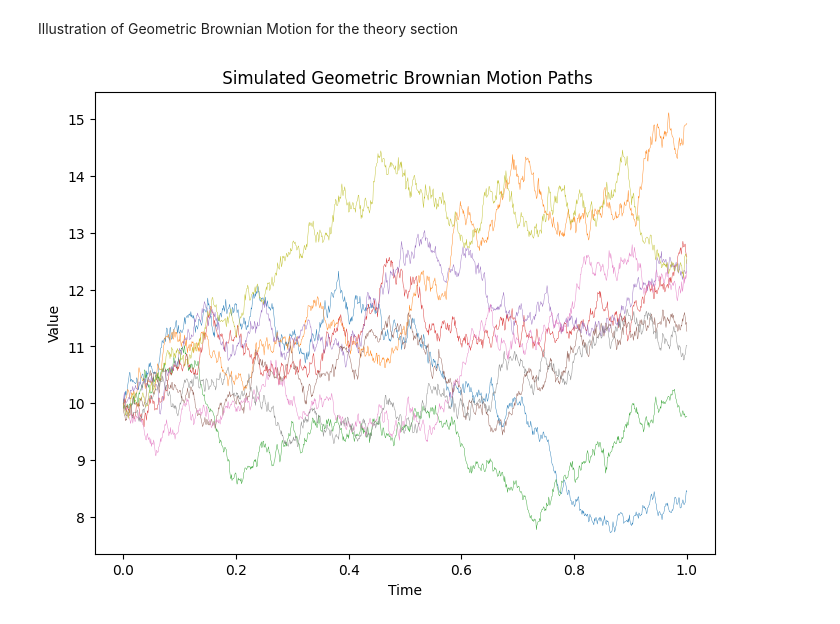
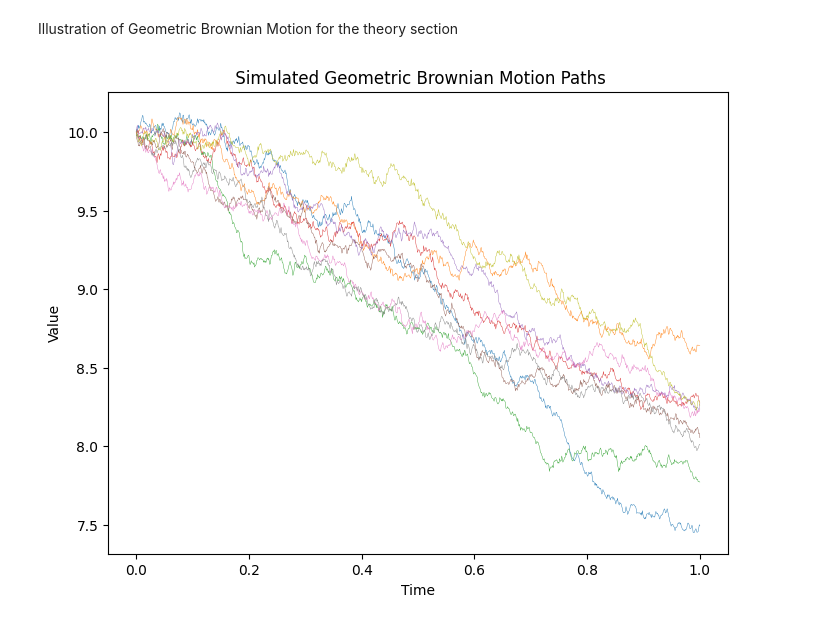
Before and after one commit to sofianbendt/Bachelor, a Jupyter notebook: BM_sim_bachelor.ipynb, the cells around one changed output. Cells and saved outputs as stored; diff of their text form; code cells hidden in the pictures.

```diff
--- a/BM_sim_bachelor.ipynb
+++ b/BM_sim_bachelor.ipynb
@@ -55,8 +56,8 @@ np.random.seed(123)
 
 #Parameters
 X0 = 10
-mu = 0.2
-sigma = 0.2
+mu = -0.2
+sigma = 0.05
 T = 1
 Ndt = 1000
 Nsims = 500
@@ -66,34 +67,34 @@ def simulate_GBM(X0, mu, sigma, T, Ndt, Nsims=10):
     dt = T / Ndt
 
     # set the different times as a vector
     time = np.linspace(0, T, Ndt+1)
 
     # initialize the matrix for GBMs
     X = np.zeros((Ndt+1,Nsims))
 
     # initial value of the process
     X[0,:] = X0
 
     # recursively simulate the process ( S[idx,:] is (1 , Nsims) )
     for idx in range(Ndt):
         Z = np.random.randn(Nsims)
         # or Z = np.random.normal(0.0, 1.0, size=(1,Nsims))
         X[idx+1,:] = X[idx,:] * np.exp( (mu - (sigma**2)/2) * dt
                                       + sigma * np.sqrt(dt) * Z)
 
     return time, X
 
 t, X = simulate_GBM(X0, mu, sigma, T, Ndt,Nsims)
 
 # plot the sample paths
 plt.figure(figsize=(8, 6))
 plt.plot(t, X[:,1:10], linewidth=0.3)
 plt.title(r" Simulated Geometric Brownian Motion Paths")
 plt.xlabel('Time')
 plt.ylabel('Value')
 plt.show()
 # %% [output]
-[figure, old version]
+[figure, new version]
 # %%
 #Parameters
 X0 = 10
```
Also changed, not shown: parts of 2 cells of this notebook.
